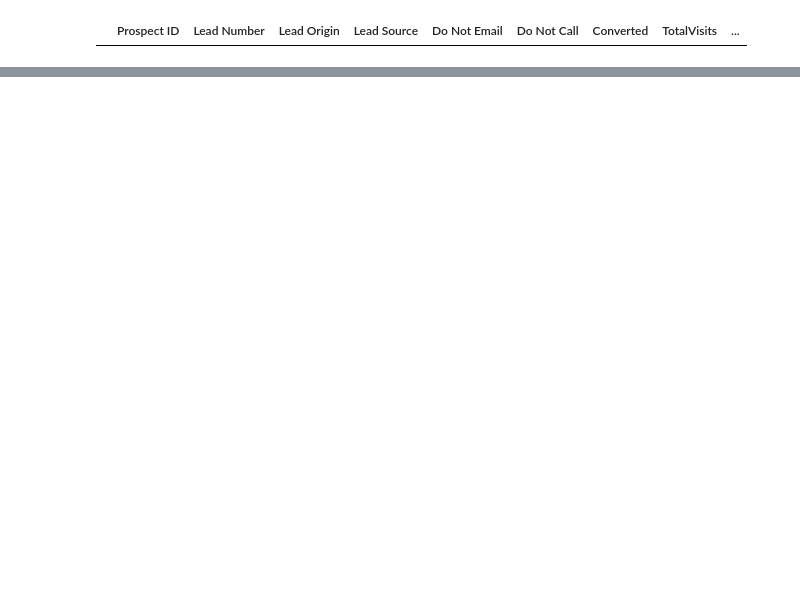
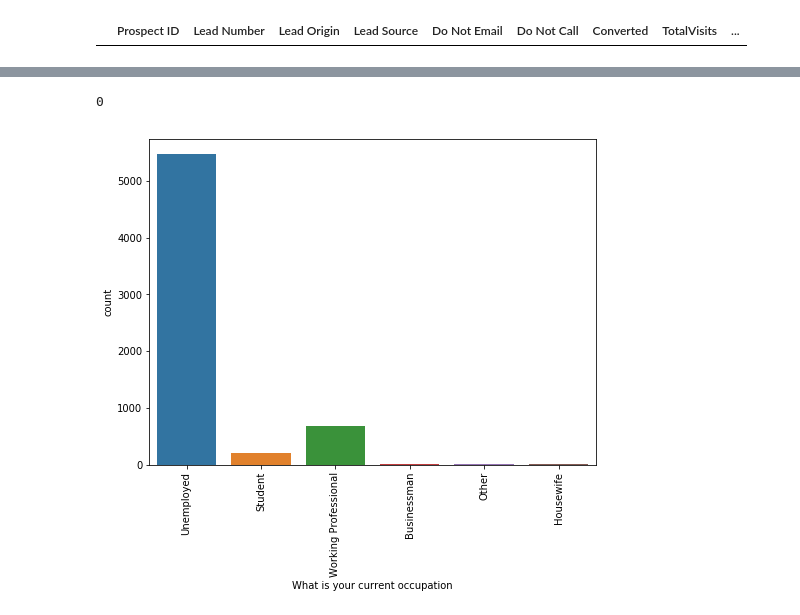
Before and after one commit to sasanka-sai/Lead_scoring_case_study, a Jupyter notebook: Lead_scoring_dataset_EDA.ipynb, the cells around one changed output, grey strips where cells are left out. Drawn from its saved outputs; the diff is of its cells as text; code cells hidden in the pictures; blank space fills up the shorter version.

```diff
--- a/Lead_scoring_dataset_EDA.ipynb
+++ b/Lead_scoring_dataset_EDA.ipynb
@@ -221,0 +319,9 @@ lead_df.shape
+# %%
+# Replacing 'Select' and NaN values with 'Others' as 'Select' would mean the
+# user has not provided any choice
+
+lead_df["How did you hear about X Education"] = np.where(
+    (lead_df["How did you hear about X Education"] == 'Select') | (lead_df["How did you hear about X Education"].isnull()),
+                                     'Others', lead_df["How did you hear about X Education"])
+
+lead_df["How did you hear about X Education"].value_counts()
@@ -221,0 +340,13 @@ lead_df.shape
+# %%
+lead_df["How did you hear about X Education"].isnull().sum()
+# %% [output]
+0
+# %%
+# Looking at "What is your current occupation"
+
+plt.figure(figsize=(8, 6))
+sns.countplot(lead_df["What is your current occupation"])
+plt.xticks(rotation=90)
+plt.show()
+# %% [output]
+[figure, added]
```
Also changed, not shown: parts of 30 cells of this notebook.
